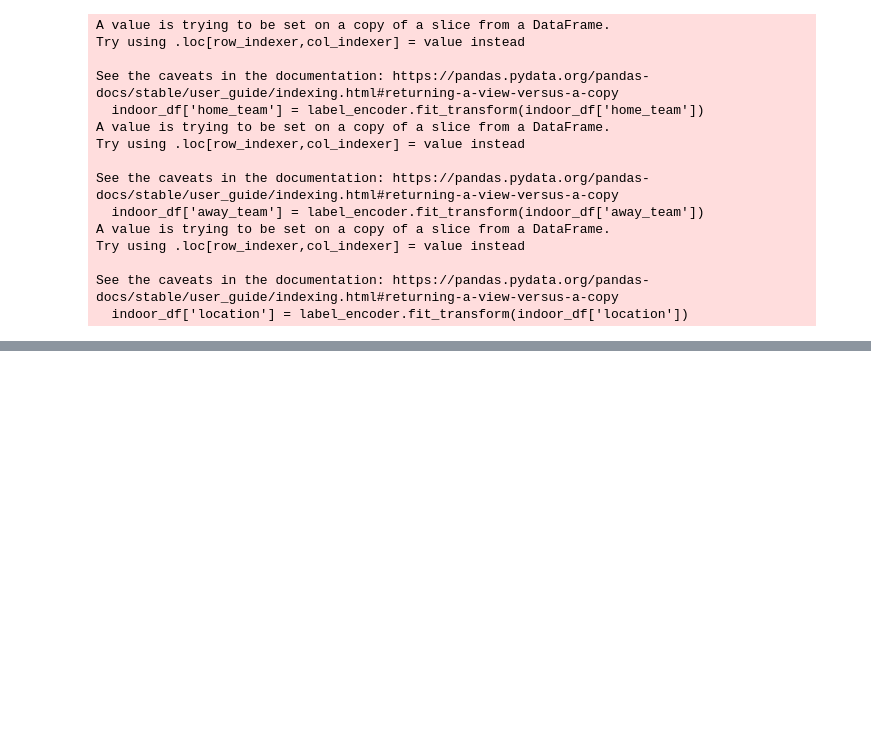
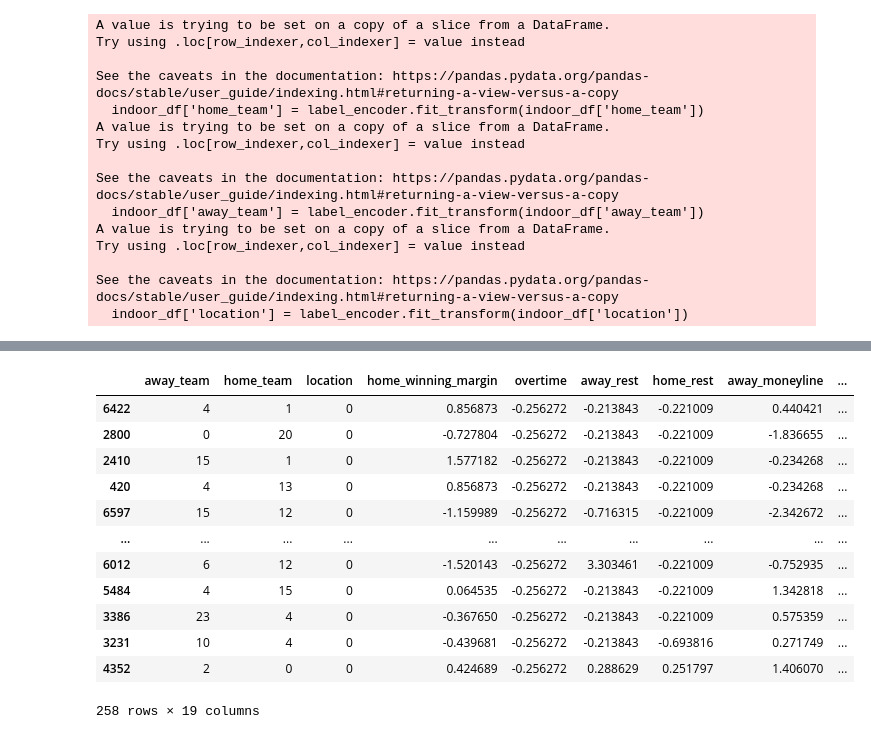
Before and after one commit to markgill17/Artefact, a Jupyter notebook: ArtefactDataset.ipynb, the cells around one changed output, grey strips where cells are left out. Drawn from its saved outputs; the diff is of its cells as text; code cells hidden in the pictures; blank space fills up the shorter version.

```diff
--- a/ArtefactDataset.ipynb
+++ b/ArtefactDataset.ipynb
@@ -255,0 +260,16 @@ Name: over_totals_win, Length: 344, dtype: int32
+# %%
+indoor_X_test
+# %% [output]
+|  | away_team | home_team | location | home_winning_margin | overtime | away_rest | home_rest | away_moneyline | ... |
+| 6422 | 4 | 1 | 0 | 0.856873 | -0.256272 | -0.213843 | -0.221009 | 0.440421 | ... |
+| 2800 | 0 | 20 | 0 | -0.727804 | -0.256272 | -0.213843 | -0.221009 | -1.836655 | ... |
+| 2410 | 15 | 1 | 0 | 1.577182 | -0.256272 | -0.213843 | -0.221009 | -0.234268 | ... |
+| 420 | 4 | 13 | 0 | 0.856873 | -0.256272 | -0.213843 | -0.221009 | -0.234268 | ... |
+| 6597 | 15 | 12 | 0 | -1.159989 | -0.256272 | -0.716315 | -0.221009 | -2.342672 | ... |
+| ... | ... | ... | ... | ... | ... | ... | ... | ... | ... |
+| 6012 | 6 | 12 | 0 | -1.520143 | -0.256272 | 3.303461 | -0.221009 | -0.752935 | ... |
+| 5484 | 4 | 15 | 0 | 0.064535 | -0.256272 | -0.213843 | -0.221009 | 1.342818 | ... |
+| 3386 | 23 | 4 | 0 | -0.367650 | -0.256272 | -0.213843 | -0.221009 | 0.575359 | ... |
+| 3231 | 10 | 4 | 0 | -0.439681 | -0.256272 | -0.213843 | -0.693816 | 0.271749 | ... |
+| 4352 | 2 | 0 | 0 | 0.424689 | -0.256272 | 0.288629 | 0.251797 | 1.406070 | ... |
+258 rows × 19 columns
```
Also changed, not shown: parts of 17 cells of this notebook.
